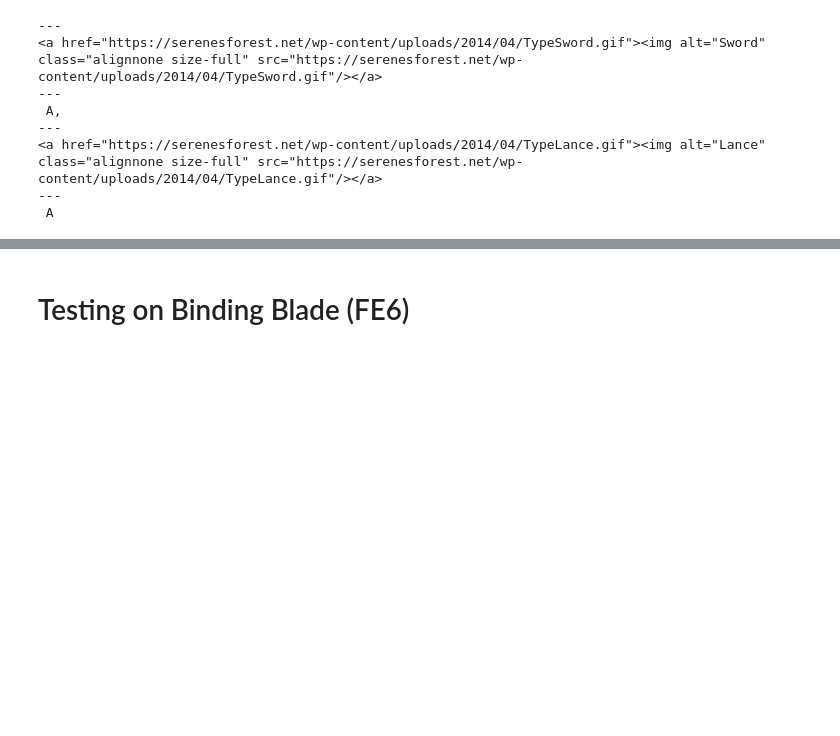
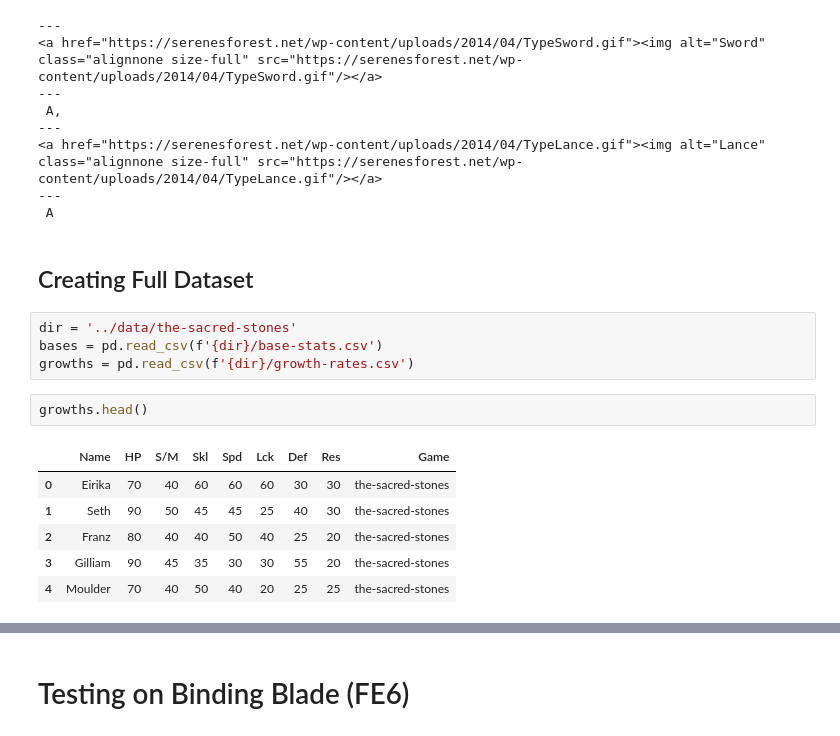
Before and after one commit to blamson/fire-emblem-app, a Jupyter notebook: notebooks/web_scraping.ipynb, the cells around one changed output, grey strips where cells are left out. Cells and saved outputs as stored; diff of their text form; blank space fills up the shorter version.

```diff
--- a/notebooks/web_scraping.ipynb
+++ b/notebooks/web_scraping.ipynb
@@ -209,3 +262,18 @@ for x in weapon_info:
 <a href="https://serenesforest.net/wp-content/uploads/2014/04/TypeLance.gif"><img alt="Lance" class="alignnone size-full" src="https://serenesforest.net/wp-content/uploads/2014/04/TypeLance.gif"/></a>
 ---
  A
+# %% [markdown]
+## Creating Full Dataset
+# %%
+dir = '../data/the-sacred-stones'
+bases = pd.read_csv(f'{dir}/base-stats.csv')
+growths = pd.read_csv(f'{dir}/growth-rates.csv')
+# %%
+growths.head()
+# %% [output]
+|  | Name | HP | S/M | Skl | Spd | Lck | Def | Res | Game |
+| 0 | Eirika | 70 | 40 | 60 | 60 | 60 | 30 | 30 | the-sacred-stones |
+| 1 | Seth | 90 | 50 | 45 | 45 | 25 | 40 | 30 | the-sacred-stones |
+| 2 | Franz | 80 | 40 | 40 | 50 | 40 | 25 | 20 | the-sacred-stones |
+| 3 | Gilliam | 90 | 45 | 35 | 30 | 30 | 55 | 20 | the-sacred-stones |
+| 4 | Moulder | 70 | 40 | 50 | 40 | 20 | 25 | 25 | the-sacred-stones |
```
Also changed, not shown: parts of 16 cells of this notebook, 11 other files.
